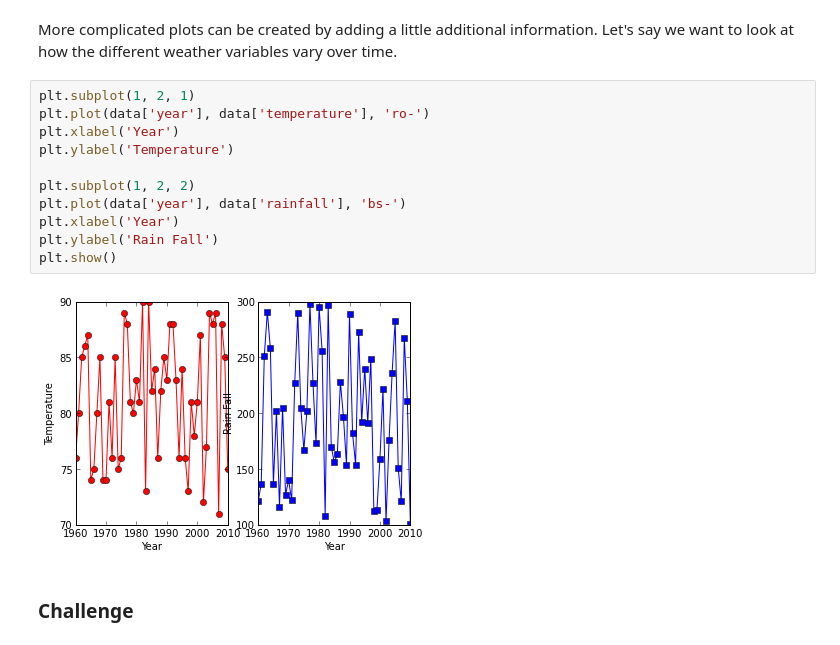
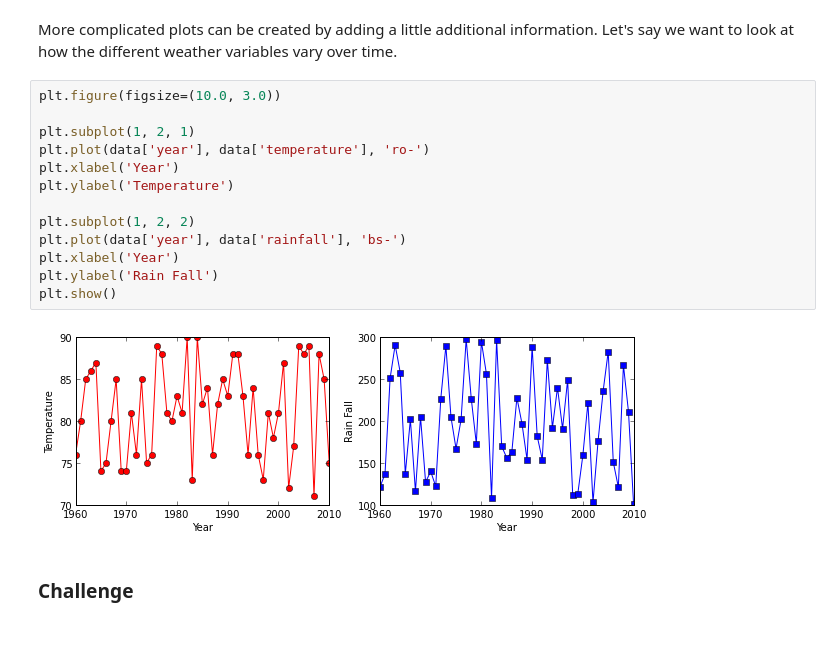
Before and after one commit to swcarpentry/DEPRECATED-bc, a Jupyter notebook: python/intermediate/01-intro-python.ipynb, the cells around one changed output. Cells and saved outputs as stored; diff of their text form.

Commit message:
Improve display of final figure in first Int Python lecture

```diff
--- a/python/intermediate/01-intro-python.ipynb
+++ b/python/intermediate/01-intro-python.ipynb
@@ -298,18 +298,20 @@ plt.plot(data['year'], data['mosquitos'])
 # %% [markdown]
 More complicated plots can be created by adding a little additional information. Let's say we want to look at how the different weather variables vary over time.
 # %%
+plt.figure(figsize=(10.0, 3.0))
+
 plt.subplot(1, 2, 1)
 plt.plot(data['year'], data['temperature'], 'ro-')
 plt.xlabel('Year')
 plt.ylabel('Temperature')
 
 plt.subplot(1, 2, 2)
 plt.plot(data['year'], data['rainfall'], 'bs-')
 plt.xlabel('Year')
 plt.ylabel('Rain Fall')
 plt.show()
 # %% [output]
-[figure, old version]
+[figure, new version]
 # %% [markdown]
 ### Challenge
 # %% [markdown]
```
